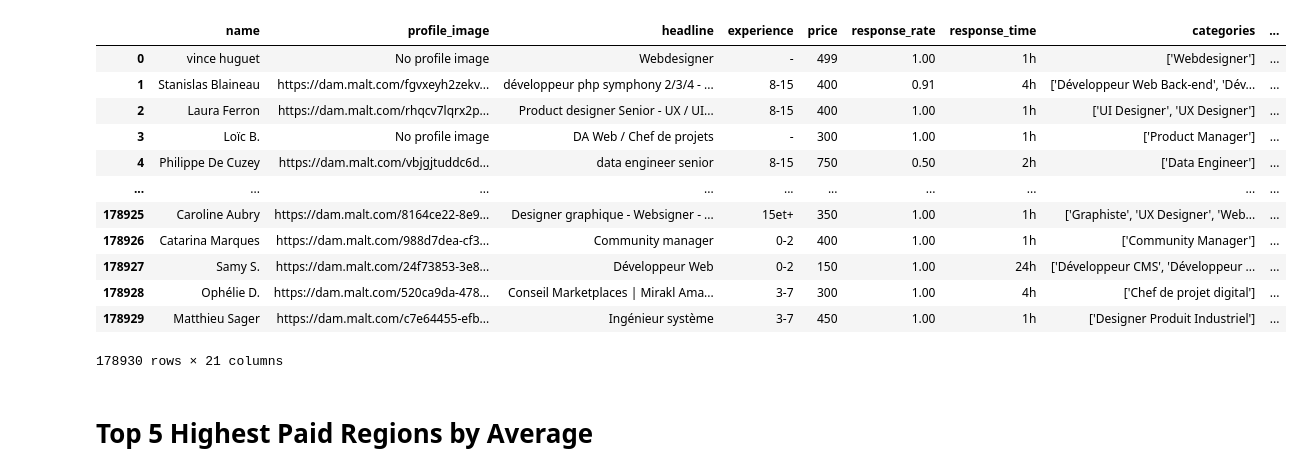
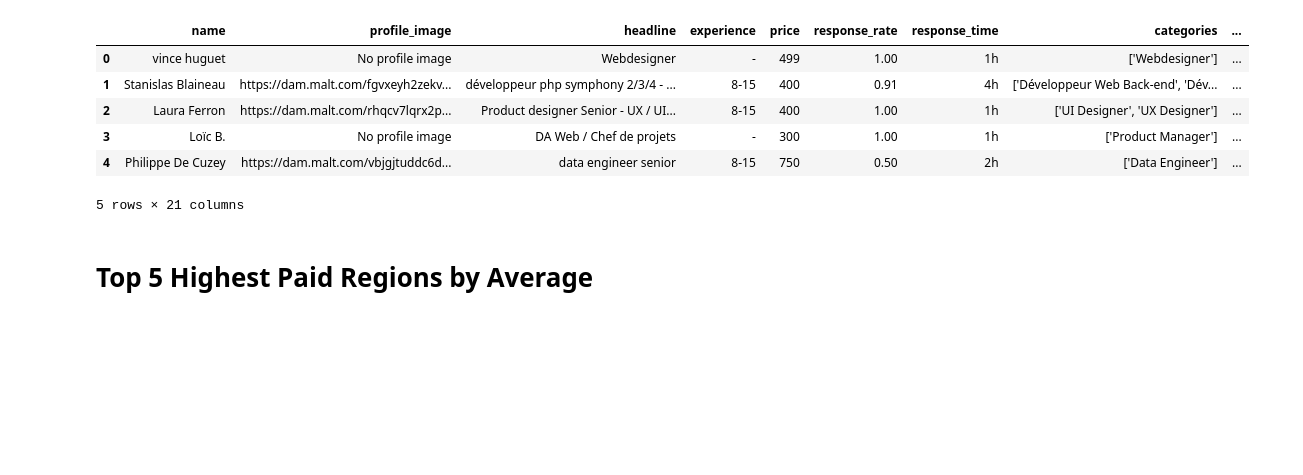
Before and after one commit to Luxchar/SuperMalter, a Jupyter notebook: src/analysis/malter_vs_supermalter/vis_location.ipynb, the cells around one changed output. Saved outputs shown, nothing was run; the diff lists cells and outputs as text; code cells hidden in the pictures; blank space fills up the shorter version.

```diff
--- a/src/analysis/malter_vs_supermalter/vis_location.ipynb
+++ b/src/analysis/malter_vs_supermalter/vis_location.ipynb
@@ -1,27 +1,26 @@
 # %%
 # import modules
 import pandas as pd
 import seaborn as sns
 import matplotlib.pyplot as plt
 import datetime
 import numpy as np
+import geopandas as gpd
+# import geoplot as gpltf
+from geoviews import dim
 
-df = pd.read_csv('../../final_parsed_malt_data_cleaned .csv')
-df
+gpd.datasets.available
+
+df = pd.read_csv('../../../final_parsed_malt_data_cleaned.csv')
+df.head()
 # %% [output]
 |  | name | profile_image | headline | experience | price | response_rate | response_time | categories | ... |
 | 0 | vince huguet | No profile image | Webdesigner | - | 499 | 1.00 | 1h | ['Webdesigner'] | ... |
 | 1 | Stanislas Blaineau | https://dam.malt.com/fgvxeyh2zekv... | développeur php symphony 2/3/4 - ... | 8-15 | 400 | 0.91 | 4h | ['Développeur Web Back-end', 'Dév... | ... |
 | 2 | Laura Ferron | https://dam.malt.com/rhqcv7lqrx2p... | Product designer Senior - UX / UI... | 8-15 | 400 | 1.00 | 1h | ['UI Designer', 'UX Designer'] | ... |
 | 3 | Loïc B. | No profile image | DA Web / Chef de projets | - | 300 | 1.00 | 1h | ['Product Manager'] | ... |
 | 4 | Philippe De Cuzey | https://dam.malt.com/vbjgjtuddc6d... | data engineer senior | 8-15 | 750 | 0.50 | 2h | ['Data Engineer'] | ... |
-| ... | ... | ... | ... | ... | ... | ... | ... | ... | ... |
-| 178925 | Caroline Aubry | https://dam.malt.com/8164ce22-8e9... | Designer graphique - Websigner - ... | 15et+ | 350 | 1.00 | 1h | ['Graphiste', 'UX Designer', 'Web... | ... |
-| 178926 | Catarina Marques | https://dam.malt.com/988d7dea-cf3... | Community manager | 0-2 | 400 | 1.00 | 1h | ['Community Manager'] | ... |
-| 178927 | Samy S. | https://dam.malt.com/24f73853-3e8... | Développeur Web | 0-2 | 150 | 1.00 | 24h | ['Développeur CMS', 'Développeur ... | ... |
-| 178928 | Ophélie D. | https://dam.malt.com/520ca9da-478... | Conseil Marketplaces | Mirakl Ama... | 3-7 | 300 | 1.00 | 4h | ['Chef de projet digital'] | ... |
-| 178929 | Matthieu Sager | https://dam.malt.com/c7e64455-efb... | Ingénieur système | 3-7 | 450 | 1.00 | 1h | ['Designer Produit Industriel'] | ... |
-178930 rows × 21 columns
+5 rows × 21 columns
 # %% [markdown]
 # Top 5 Highest Paid Regions by Average
 # %%
```
Also changed, not shown: parts of 5 cells of this notebook, 1 other file.
